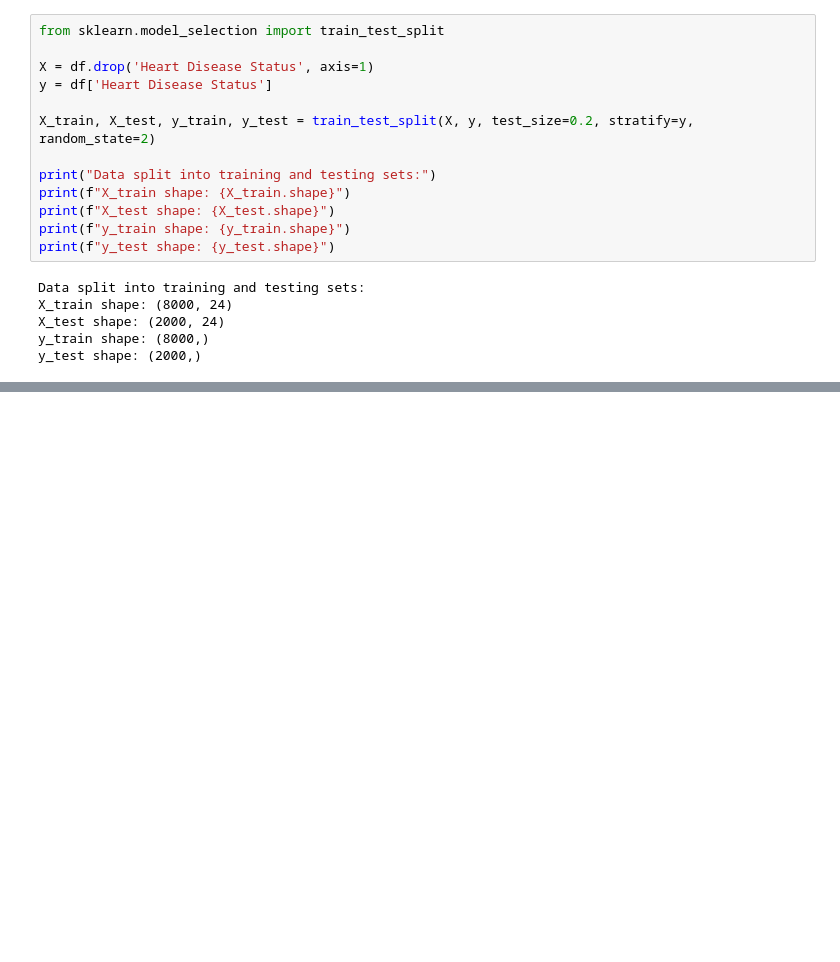
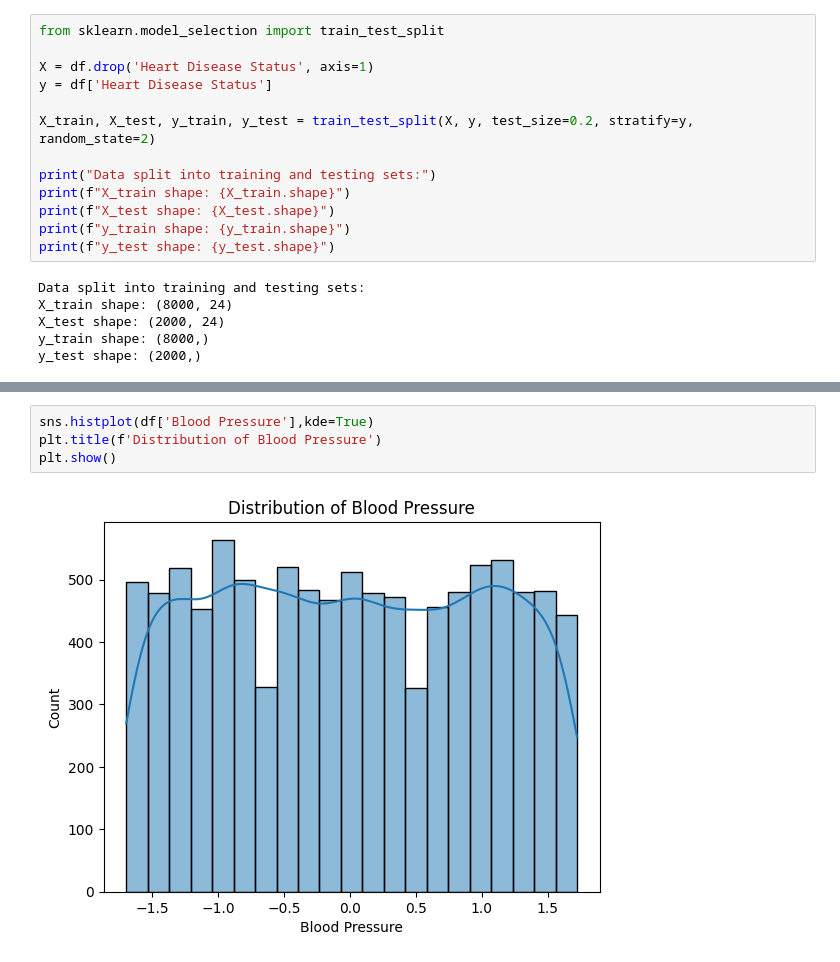
Before and after one commit to touhid0503/Heart_Disease_Diagnosis_Support_System, a Jupyter notebook: HSS.ipynb, the cells around one changed output, grey strips where cells are left out. Cells and saved outputs as stored; diff of their text form; blank space fills up the shorter version.

```diff
--- a/HSS.ipynb
+++ b/HSS.ipynb
@@ -500,0 +523,6 @@ y_test shape: (2000,)
+# %%
+sns.histplot(df['Blood Pressure'],kde=True)
+plt.title(f'Distribution of Blood Pressure')
+plt.show()
+# %% [output]
+[figure, added]
```
Also changed, not shown: parts of 20 cells of this notebook.
